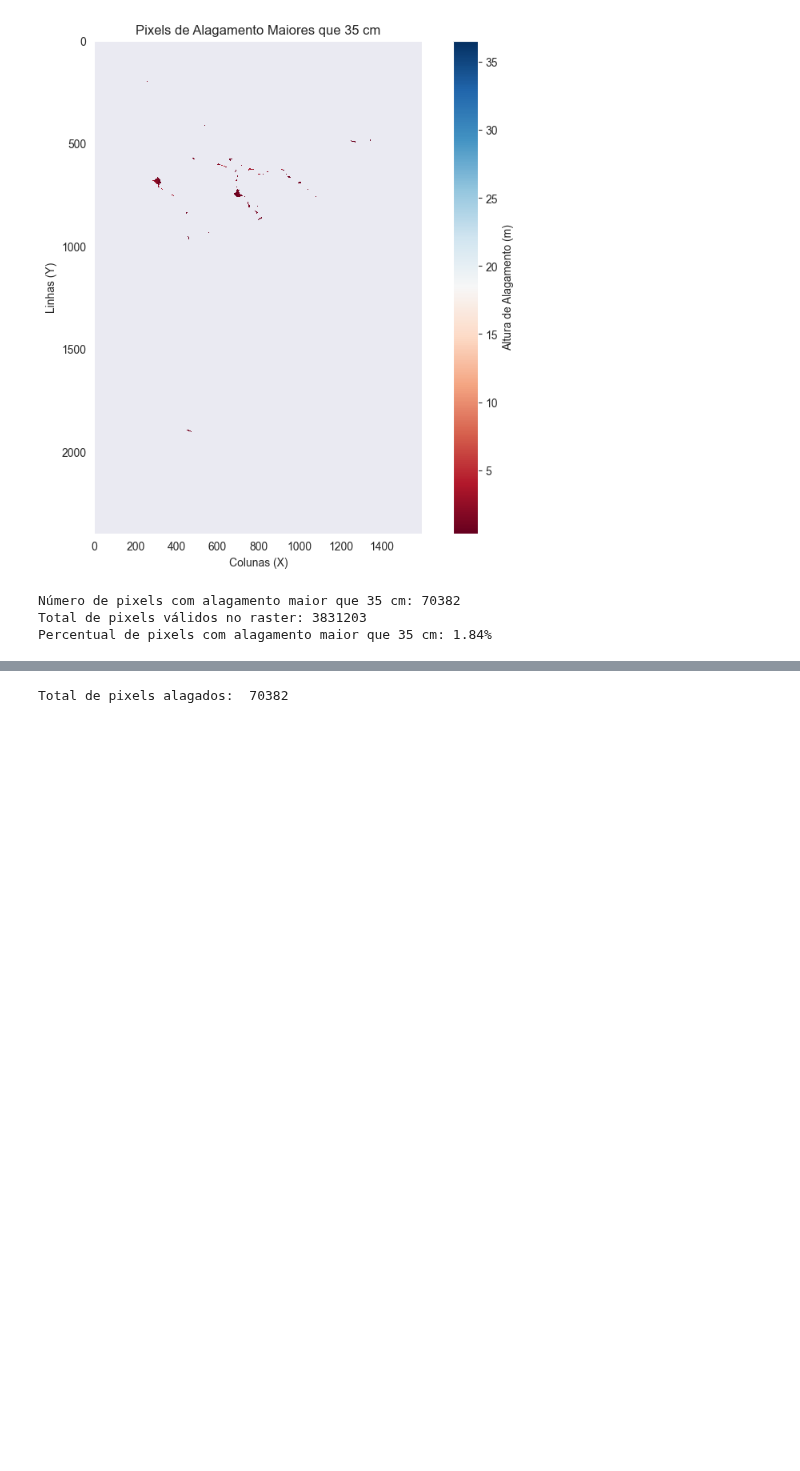
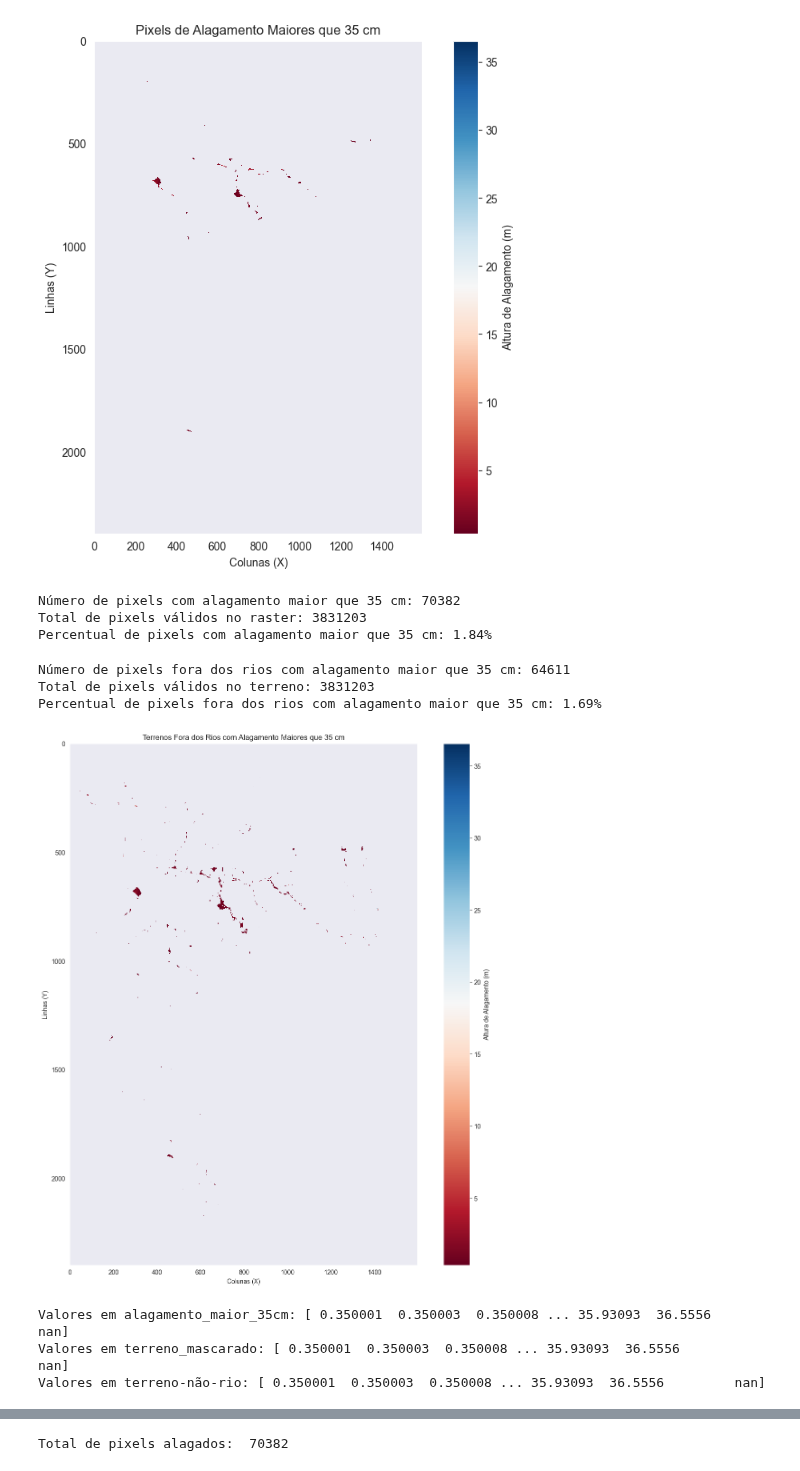
Before and after one commit to marcelof314/SP_urban_flooding, a Jupyter notebook: 05 Raster preparation.ipynb, the cells around one changed output, grey strips where cells are left out. Cells and saved outputs as stored; diff of their text form; code cells hidden in the pictures; blank space fills up the shorter version.

Commit message:
Produzindo estatísticas sobre os pixels outliers.
Signed-off-by: Marcelo Fernandes <41390930+marcelof314@users.noreply.github.com>

```diff
--- a/05 Raster preparation.ipynb
+++ b/05 Raster preparation.ipynb
@@ -413,5 +416,39 @@ Percentual de pixels com alagamento maior que 35 cm: 1.84%
 # %%
 # 5. Identificar pixels fora dos rios (terrenos) comparando com a máscara de rios
 # Mascara apenas os pixels de terreno (fora dos rios) que excedem a altura de 35 cm
 terreno_mascarado = np.where(alagamento_maior_35cm != no_data_value, alagamento_maior_35cm, np.nan)  # Pixels válidos
 terrenos_nao_rio = np.where(alagamento_mascarado == 0, terreno_mascarado, np.nan)  # Pixels que NÃO estão sobre rios
+
+# Contar o número de pixels fora dos rios com alagamento maior que 35 cm
+num_pixels_terreno_acima_35cm = np.count_nonzero(~np.isnan(terrenos_nao_rio))
+
+# Calcular o percentual de pixels fora dos rios com alagamento > 35 cm em relação ao total de pixels válidos
+percentual_terreno_acima_35cm = (num_pixels_terreno_acima_35cm / total_pixels) * 100 if total_pixels > 0 else 0
+
+# Exibir os resultados
+print(f"Número de pixels fora dos rios com alagamento maior que 35 cm: {num_pixels_terreno_acima_35cm}")
+print(f"Total de pixels válidos no terreno: {total_pixels}")
+print(f"Percentual de pixels fora dos rios com alagamento maior que 35 cm: {percentual_terreno_acima_35cm:.2f}%")
+
+# Plotar o raster de terrenos fora dos rios com alagamento maior que 35 cm
+plt.figure(figsize=(15, 15))
+plt.imshow(terrenos_nao_rio, cmap='RdBu')  # Usar um colormap para visualizar os pixels de terreno
+plt.colorbar(label='Altura de Alagamento (m)')  # Adicionar uma barra de cores indicando a altura
+plt.title('Terrenos Fora dos Rios com Alagamento Maiores que 35 cm')
+plt.xlabel('Colunas (X)')
+plt.ylabel('Linhas (Y)')
+plt.grid(False)
+plt.show()
+# %% [output]
+Número de pixels fora dos rios com alagamento maior que 35 cm: 64611
+Total de pixels válidos no terreno: 3831203
+Percentual de pixels fora dos rios com alagamento maior que 35 cm: 1.69%
+[figure, added]
+# %%
+print("Valores em alagamento_maior_35cm:", np.unique(alagamento_maior_35cm))
+print("Valores em terreno_mascarado:", np.unique(terreno_mascarado))
+print('Valores em terreno-não-rio:', np.unique(terrenos_nao_rio))
+# %% [output]
+Valores em alagamento_maior_35cm: [ 0.350001  0.350003  0.350008 ... 35.93093  36.5556         nan]
+Valores em terreno_mascarado: [ 0.350001  0.350003  0.350008 ... 35.93093  36.5556         nan]
+Valores em terreno-não-rio: [ 0.350001  0.350003  0.350008 ... 35.93093  36.5556         nan]
```
Also changed, not shown: parts of 2 cells of this notebook.
